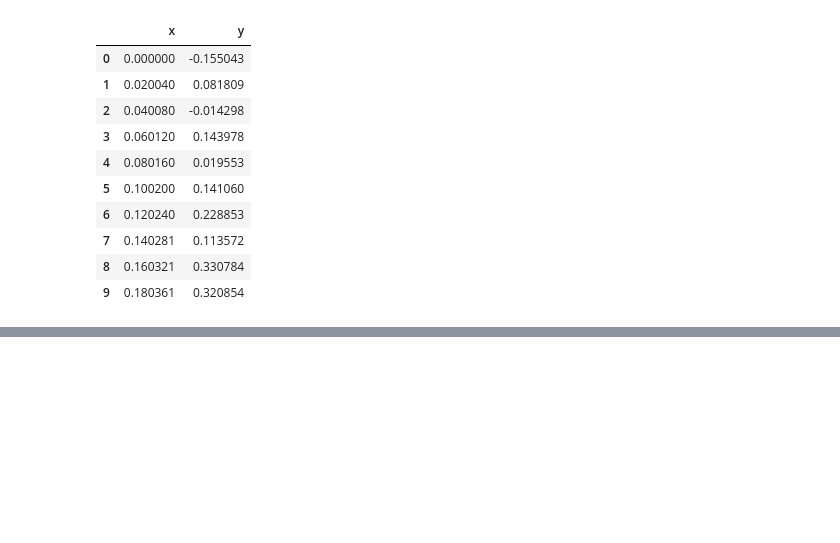
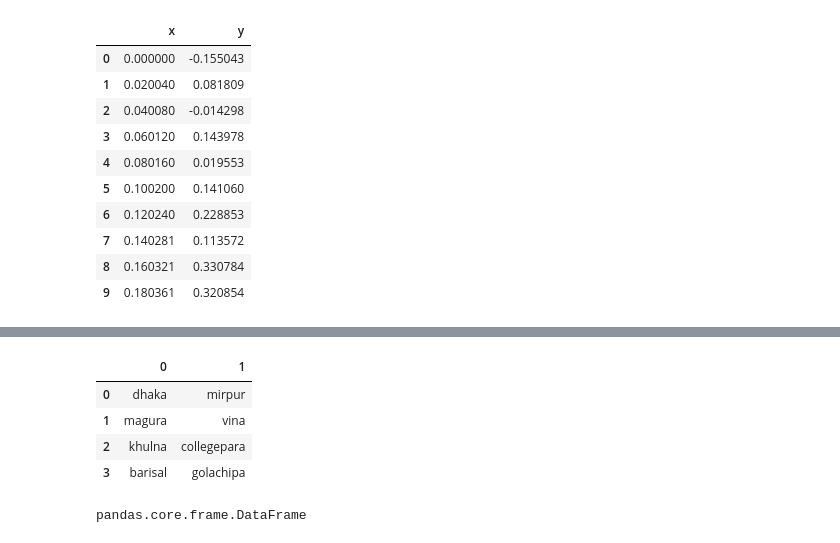
Before and after one commit to cpnasirr/Machine-Learning, a Jupyter notebook: day_1.ipynb, the cells around one changed output, grey strips where cells are left out. Drawn from its saved outputs; the diff is of its cells as text; code cells hidden in the pictures; blank space fills up the shorter version.

```diff
--- a/day_1.ipynb
+++ b/day_1.ipynb
@@ -41,0 +86,14 @@ fl.head(10)
+# %%
+city=[('dhaka','mirpur'),('magura','vina'),('khulna','collegepara'),('barisal','golachipa')]
+df1= pd.DataFrame(city)
+df1
+# %% [output]
+|  | 0 | 1 |
+| 0 | dhaka | mirpur |
+| 1 | magura | vina |
+| 2 | khulna | collegepara |
+| 3 | barisal | golachipa |
+# %%
+type(df1)
+# %% [output]
+pandas.core.frame.DataFrame
```
Also changed, not shown: parts of 10 cells of this notebook.
